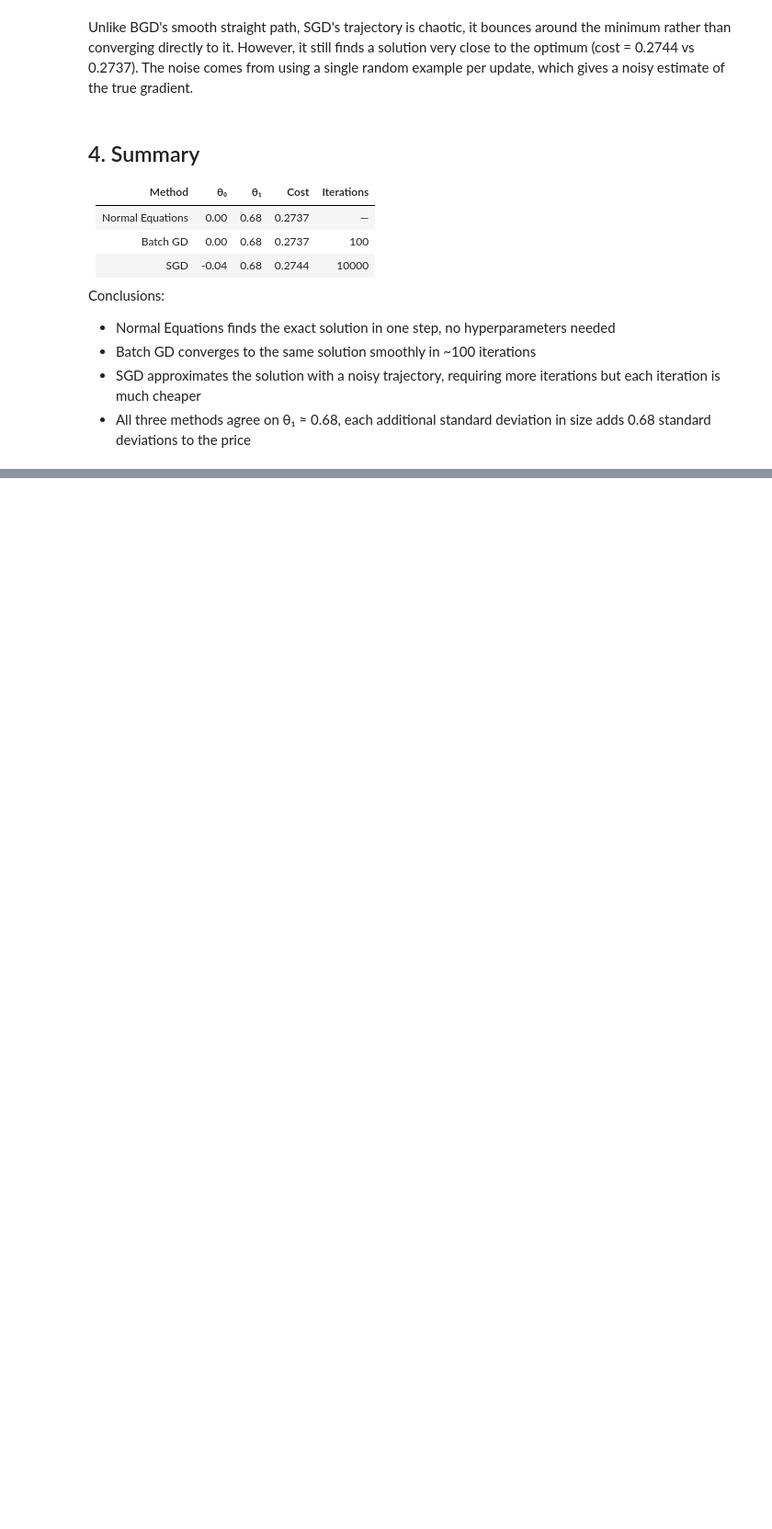
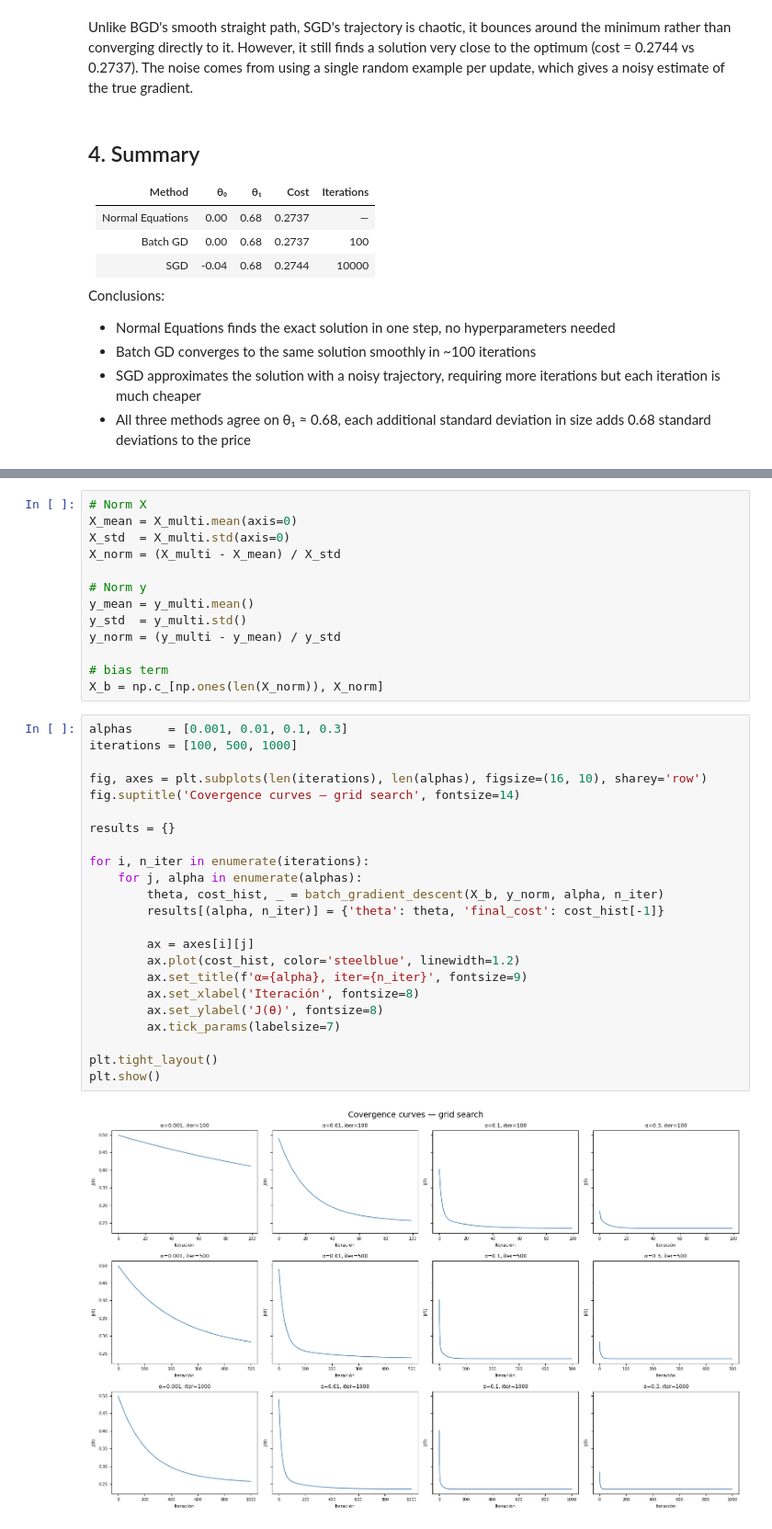
Before and after one commit to FacundoBerthet/CS299-stanford-2018-autumn, a Jupyter notebook: models/01_linear_regression.ipynb, the cells around one changed output, grey strips where cells are left out. Shown at 92% size. Drawn from its saved outputs; the diff is of its cells as text; blank space fills up the shorter version.

```diff
--- a/models/01_linear_regression.ipynb
+++ b/models/01_linear_regression.ipynb
@@ -585,0 +614,38 @@ Conclusions:
+# %%
+# Norm X
+X_mean = X_multi.mean(axis=0)
+X_std  = X_multi.std(axis=0)
+X_norm = (X_multi - X_mean) / X_std
+
+# Norm y
+y_mean = y_multi.mean()
+y_std  = y_multi.std()
+y_norm = (y_multi - y_mean) / y_std
+
+# bias term
+X_b = np.c_[np.ones(len(X_norm)), X_norm]
+# %%
+alphas     = [0.001, 0.01, 0.1, 0.3]
+iterations = [100, 500, 1000]
+
+fig, axes = plt.subplots(len(iterations), len(alphas), figsize=(16, 10), sharey='row')
+fig.suptitle('Covergence curves — grid search', fontsize=14)
+
+results = {}
+
+for i, n_iter in enumerate(iterations):
+    for j, alpha in enumerate(alphas):
+        theta, cost_hist, _ = batch_gradient_descent(X_b, y_norm, alpha, n_iter)
+        results[(alpha, n_iter)] = {'theta': theta, 'final_cost': cost_hist[-1]}
+
+        ax = axes[i][j]
+        ax.plot(cost_hist, color='steelblue', linewidth=1.2)
+        ax.set_title(f'α={alpha}, iter={n_iter}', fontsize=9)
+        ax.set_xlabel('Iteración', fontsize=8)
+        ax.set_ylabel('J(θ)', fontsize=8)
+        ax.tick_params(labelsize=7)
+
+plt.tight_layout()
+plt.show()
+# %% [output]
+[figure, added]
```
Also changed, not shown: parts of 8 cells of this notebook.
